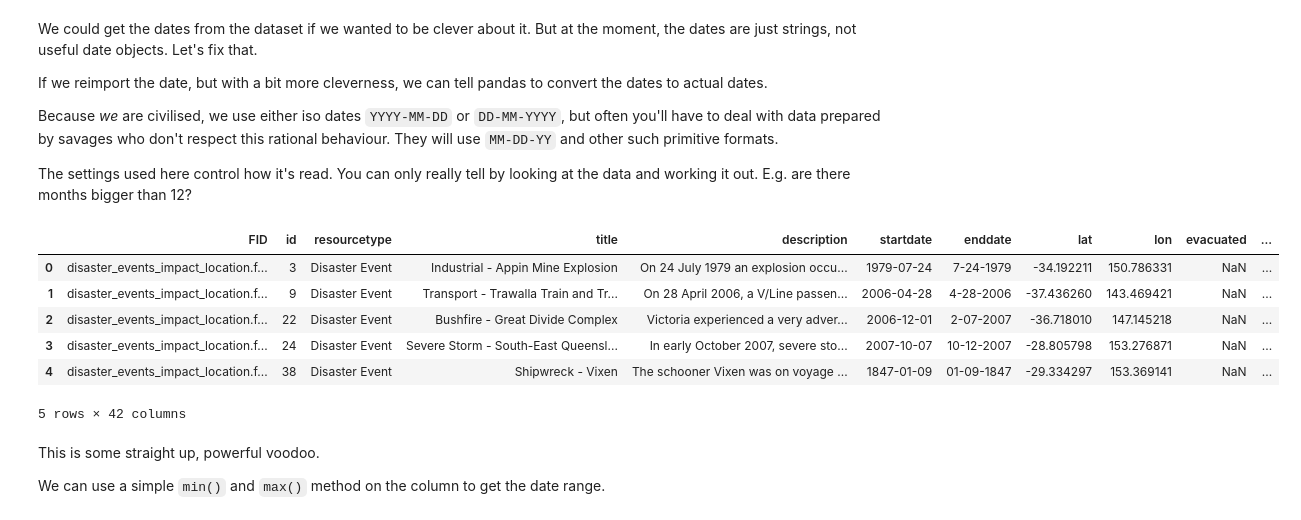
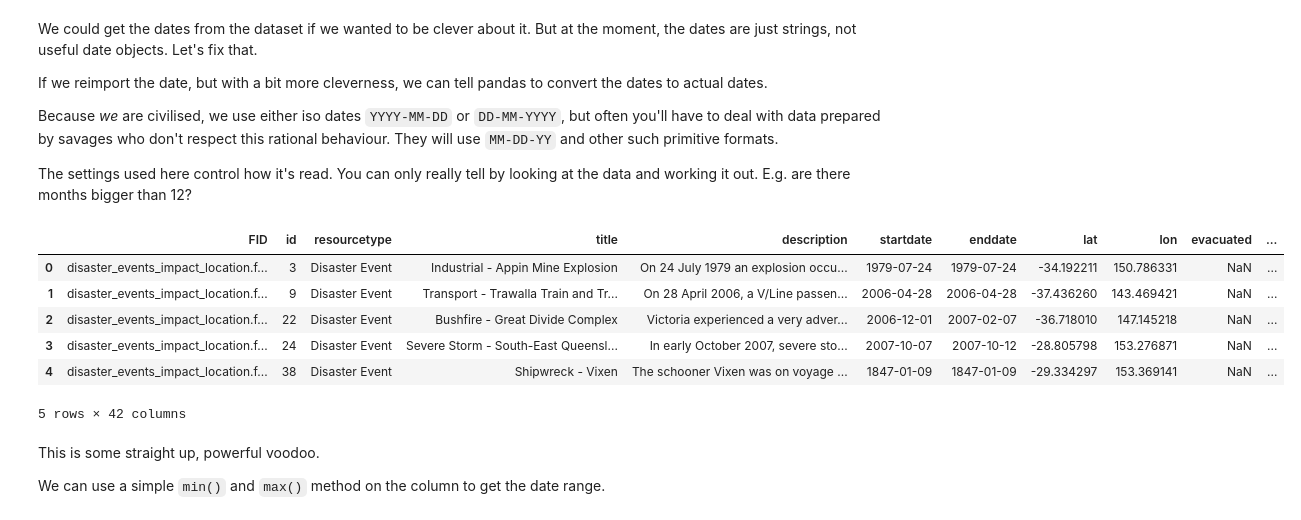
Before and after one commit to Rishika279/data_project, a Jupyter notebook: my_disaster_data.ipynb, the cells around one changed output. Saved outputs shown, nothing was run; the diff lists cells and outputs as text; code cells hidden in the pictures.

```diff
--- a/my_disaster_data.ipynb
+++ b/my_disaster_data.ipynb
@@ -544,19 +561,22 @@ The settings used here control how it's read. You can only really tell by lookin
 # %%
 from datetime import datetime
 disaster_data.startdate = disaster_data.startdate.str.replace("/", "-")
 disaster_data.enddate = disaster_data.enddate.str.replace("/", "-")
 
-disaster_data['startdate'] = pd.to_datetime(disaster_data.startdate, format ='mixed', dayfirst = False)
-disaster_data['startdate'] = disaster_data['startdate'].dt.strftime('%Y-%m-%d')
+disaster_data.startdate = pd.to_datetime(disaster_data.startdate, format ='mixed', dayfirst = False)
+disaster_data.startdate = disaster_data.startdate.dt.strftime('%Y-%m-%d')
+
+disaster_data.enddate = pd.to_datetime(disaster_data.enddate, format ='mixed', dayfirst = False)
+disaster_data.enddate = disaster_data.enddate.dt.strftime('%Y-%m-%d')
 
 disaster_data.head()
 # %% [output]
 |  | FID | id | resourcetype | title | description | startdate | enddate | lat | lon | evacuated | ... |
-| 0 | disaster_events_impact_location.f... | 3 | Disaster Event | Industrial - Appin Mine Explosion | On 24 July 1979 an explosion occu... | 1979-07-24 | 7-24-1979 | -34.192211 | 150.786331 | NaN | ... |
-| 1 | disaster_events_impact_location.f... | 9 | Disaster Event | Transport - Trawalla Train and Tr... | On 28 April 2006, a V/Line passen... | 2006-04-28 | 4-28-2006 | -37.436260 | 143.469421 | NaN | ... |
-| 2 | disaster_events_impact_location.f... | 22 | Disaster Event | Bushfire - Great Divide Complex | Victoria experienced a very adver... | 2006-12-01 | 2-07-2007 | -36.718010 | 147.145218 | NaN | ... |
-| 3 | disaster_events_impact_location.f... | 24 | Disaster Event | Severe Storm - South-East Queensl... | In early October 2007, severe sto... | 2007-10-07 | 10-12-2007 | -28.805798 | 153.276871 | NaN | ... |
-| 4 | disaster_events_impact_location.f... | 38 | Disaster Event | Shipwreck - Vixen | The schooner Vixen was on voyage ... | 1847-01-09 | 01-09-1847 | -29.334297 | 153.369141 | NaN | ... |
+| 0 | disaster_events_impact_location.f... | 3 | Disaster Event | Industrial - Appin Mine Explosion | On 24 July 1979 an explosion occu... | 1979-07-24 | 1979-07-24 | -34.192211 | 150.786331 | NaN | ... |
+| 1 | disaster_events_impact_location.f... | 9 | Disaster Event | Transport - Trawalla Train and Tr... | On 28 April 2006, a V/Line passen... | 2006-04-28 | 2006-04-28 | -37.436260 | 143.469421 | NaN | ... |
+| 2 | disaster_events_impact_location.f... | 22 | Disaster Event | Bushfire - Great Divide Complex | Victoria experienced a very adver... | 2006-12-01 | 2007-02-07 | -36.718010 | 147.145218 | NaN | ... |
+| 3 | disaster_events_impact_location.f... | 24 | Disaster Event | Severe Storm - South-East Queensl... | In early October 2007, severe sto... | 2007-10-07 | 2007-10-12 | -28.805798 | 153.276871 | NaN | ... |
+| 4 | disaster_events_impact_location.f... | 38 | Disaster Event | Shipwreck - Vixen | The schooner Vixen was on voyage ... | 1847-01-09 | 1847-01-09 | -29.334297 | 153.369141 | NaN | ... |
 5 rows × 42 columns
 # %% [markdown]
 This is some straight up, powerful voodoo.
```
Also changed, not shown: parts of 9 cells of this notebook, 3 other files.
